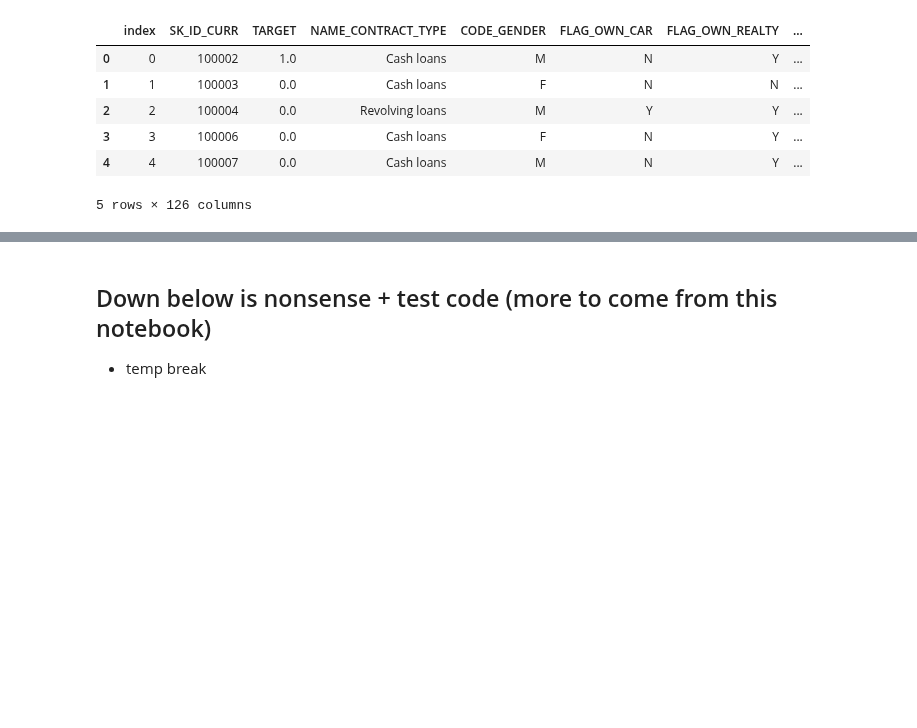
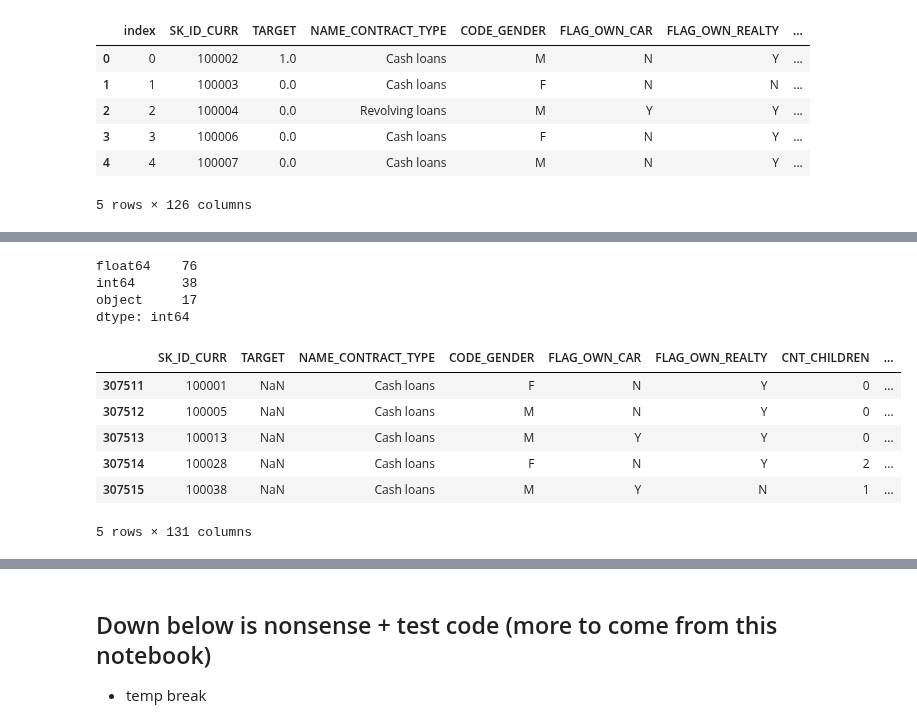
Before and after one commit to DSEI21000-S21/project-home-credit, a Jupyter notebook: experiments/eyob/playground2_baseline.ipynb, the cells around one changed output, grey strips where cells are left out. Cells and saved outputs as stored; diff of their text form; code cells hidden in the pictures; blank space fills up the shorter version.

```diff
--- a/experiments/eyob/playground2_baseline.ipynb
+++ b/experiments/eyob/playground2_baseline.ipynb
@@ -166,3 +196,20 @@ df.head()
+# %%
+# preprocess
+## DAYS_EMPLOYED
+df['DAYS_EMPLOYED'].replace(365243, np.nan, inplace=True)
+df['DAYS_EMPLOYED'] =df['DAYS_EMPLOYED'].apply(lambda x: abs(x))
+
+df['BIRTH_IN_YEARS'] = df['DAYS_BIRTH'].apply(lambda x: abs(x)/365)
+
+# remove 4 instances
+df = df.loc[df['CODE_GENDER'] != 'XNA', :]
+# %%
+# add new features
+df['ALL_EXT_SOURCE_MEAN']=df[['EXT_SOURCE_1', 'EXT_SOURCE_2', 'EXT_SOURCE_3']].mean(axis = 1)
+df['PAYMENT_RATE'] = df['AMT_ANNUITY']/df['AMT_CREDIT']
+df['INCOME_PER_PERSON'] = df['AMT_INCOME_TOTAL']/df['CNT_FAM_MEMBERS']
+df['INCOME_CREDIT_IN_PERCENTAGE '] = df['AMT_INCOME_TOTAL']/df['AMT_CREDIT']
+df['ANNUITY_INCOME_IN_PERCENTAGE'] = df['AMT_ANNUITY']/df['AMT_INCOME_TOTAL']
 # %%
 df.shape
 # %% [output]
@@ -169,0 +244,6 @@ df.shape
+# %%
+replace_dict = {'CODE_GENDER': {'M': 0, 'F': 1},
+                'FLAG_OWN_CAR': {'Y': 0, 'N': 1},
+                'FLAG_OWN_REALTY':{'Y': 0, 'N': 1} }
+df.replace(replace_dict, inplace=True)
+df.loc[:,bin_features].head()
@@ -169,0 +257,21 @@ df.shape
+# %%
+# have a good sense of the data types
+df.dtypes.value_counts()
+# %% [output]
+float64    76
+int64      38
+object     17
+dtype: int64
+# %%
+train_df = df.loc[df['TARGET'].notnull(), :]
+test_df = df.loc[df['TARGET'].isnull(), :]
+# %%
+test_df.head()
+# %% [output]
+|  | SK_ID_CURR | TARGET | NAME_CONTRACT_TYPE | CODE_GENDER | FLAG_OWN_CAR | FLAG_OWN_REALTY | CNT_CHILDREN | ... |
+| 307511 | 100001 | NaN | Cash loans | F | N | Y | 0 | ... |
+| 307512 | 100005 | NaN | Cash loans | M | N | Y | 0 | ... |
+| 307513 | 100013 | NaN | Cash loans | M | Y | Y | 0 | ... |
+| 307514 | 100028 | NaN | Cash loans | F | N | Y | 2 | ... |
+| 307515 | 100038 | NaN | Cash loans | M | Y | N | 1 | ... |
+5 rows × 131 columns
```
Also changed, not shown: parts of 19 cells of this notebook.
